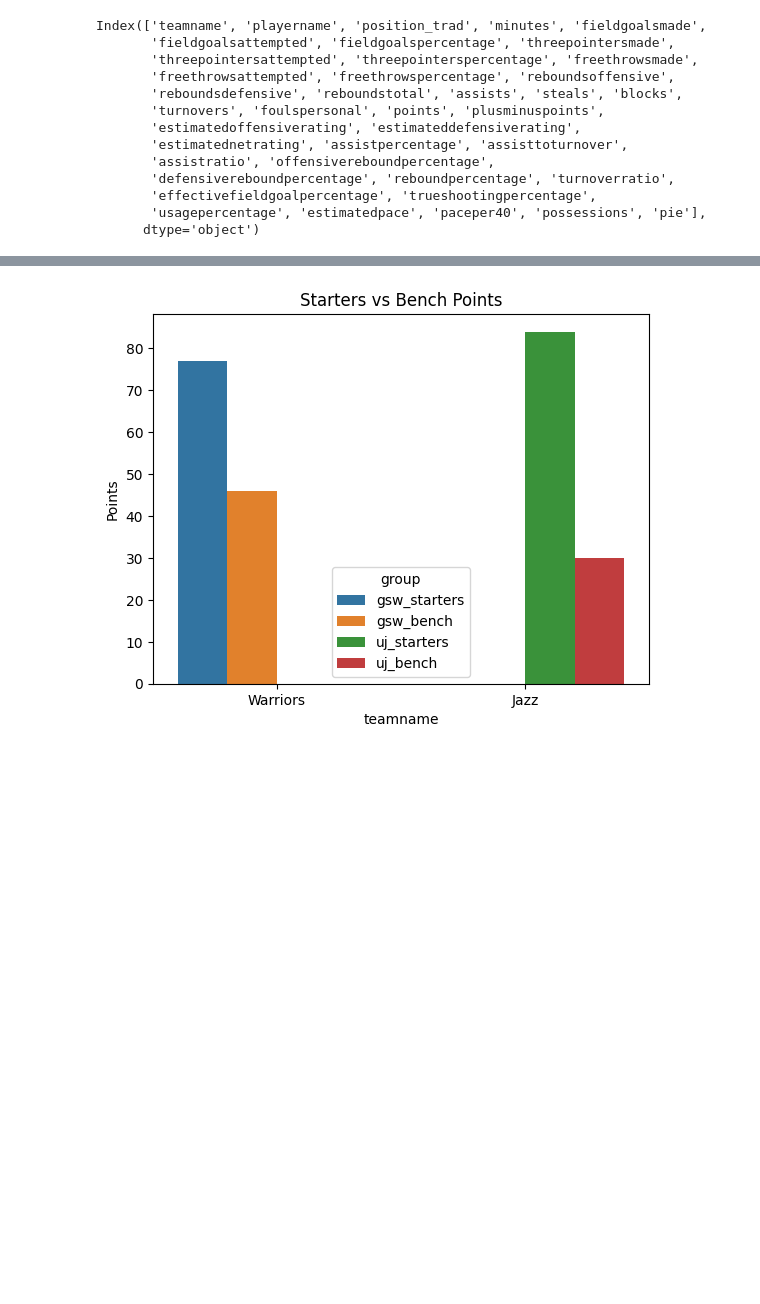
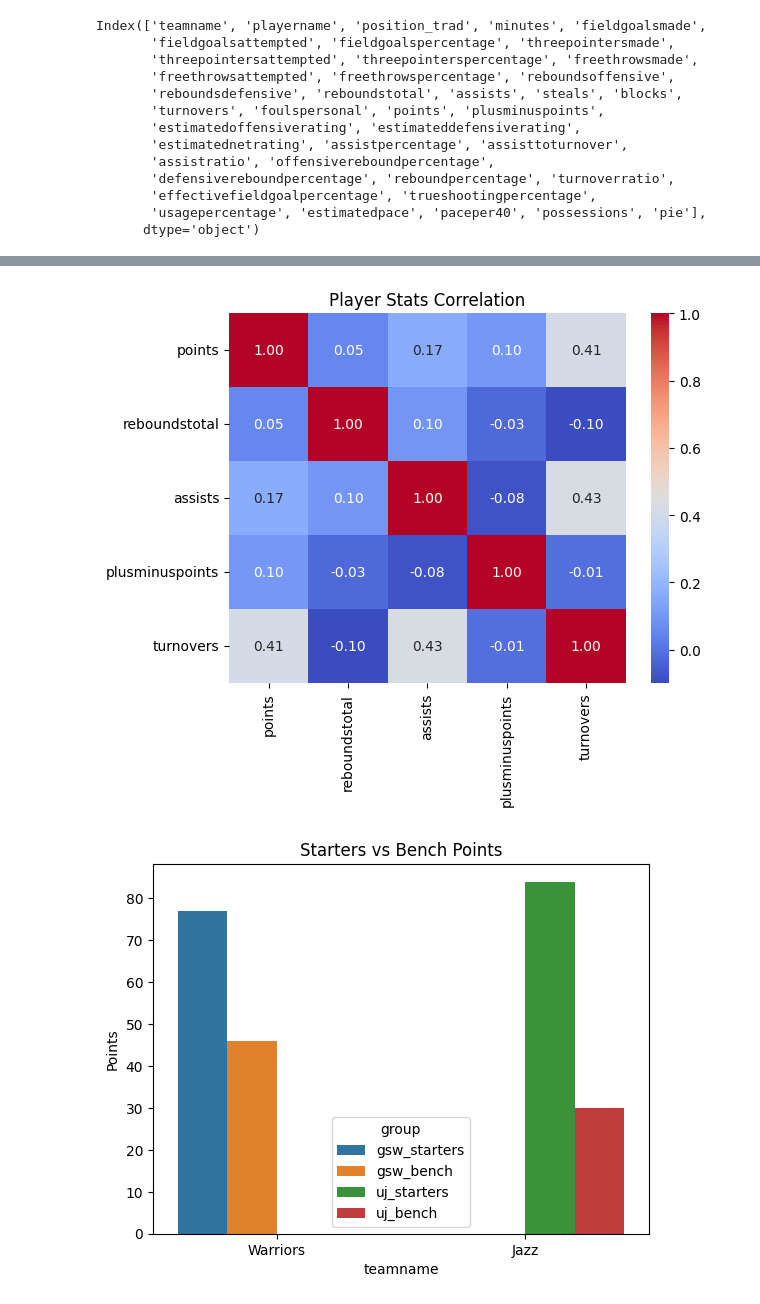
Before and after one commit to biiipin/analysis_nbagame, a Jupyter notebook: data_analysis.ipynb, the cells around one changed output, grey strips where cells are left out. Saved outputs shown, nothing was run; the diff lists cells and outputs as text; code cells hidden in the pictures; blank space fills up the shorter version.

```diff
--- a/data_analysis.ipynb
+++ b/data_analysis.ipynb
@@ -91 +172,10 @@ print(top_scorers[['teamname','playername','points','fieldgoalsmade','fieldgoals
+# %%
+#heatmap of players stat
+stats=player[['points', 'reboundstotal', 'assists', 'plusminuspoints', 'turnovers']]
+corr= stats.corr()
+sns.heatmap(corr, annot=True, cmap='coolwarm', fmt='.2f')
+plt.title('Player Stats Correlation')
+plt.show()
+# %% [output]
+[figure, added]
 # %%
```
Also changed, not shown: parts of 17 cells of this notebook.
